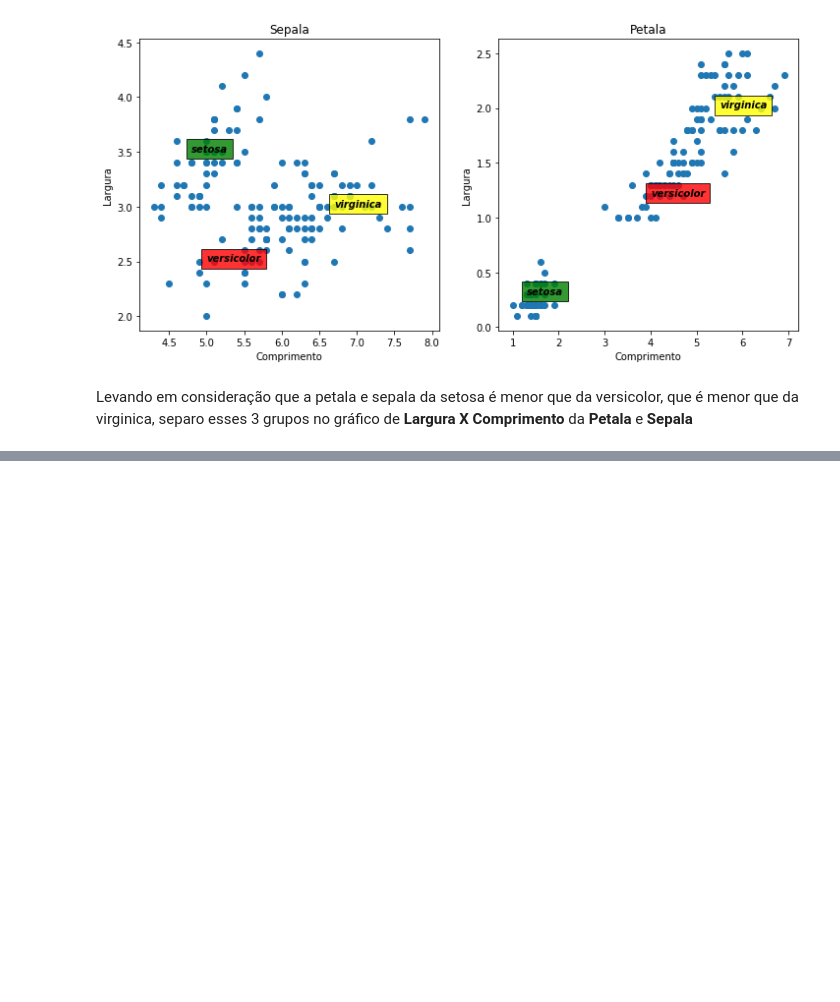
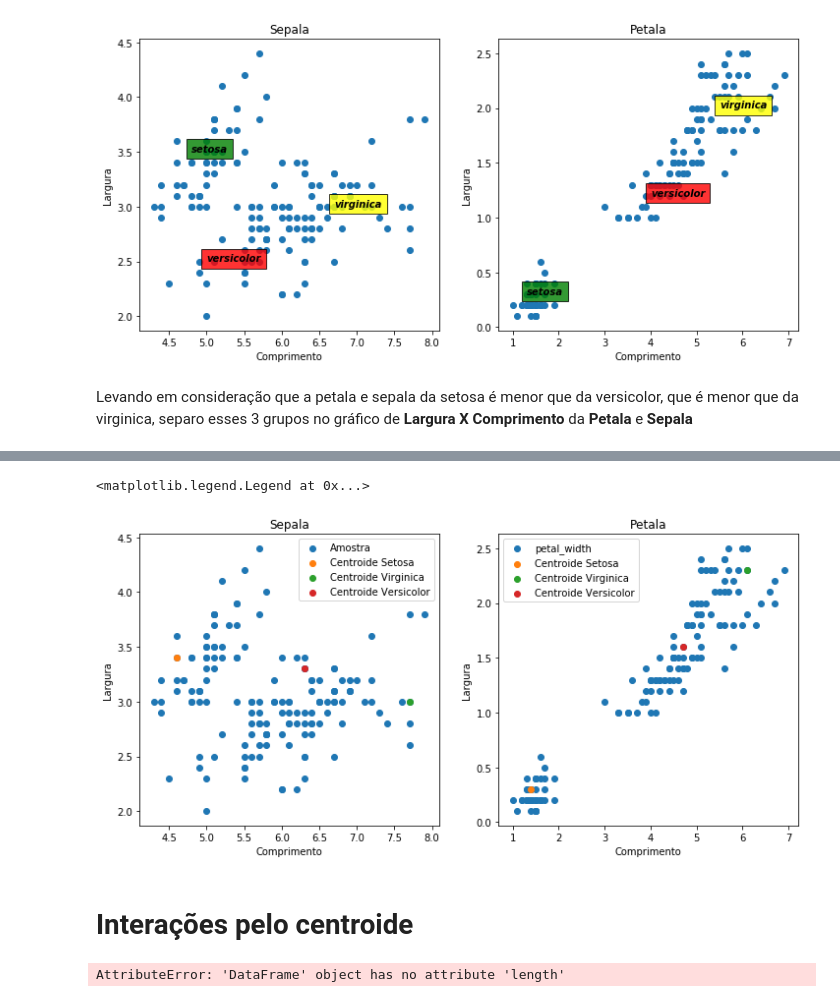
Before and after one commit to syslogg/classifier-algorithms, a Jupyter notebook: kmeans.ipynb, the cells around one changed output, grey strips where cells are left out. Cells and saved outputs as stored; diff of their text form; code cells hidden in the pictures; blank space fills up the shorter version.

```diff
--- a/kmeans.ipynb
+++ b/kmeans.ipynb
@@ -71,0 +95,36 @@ Levando em consideração que a petala e sepala da setosa é menor que da versic
+# %%
+# Escolher cada classe aleatoriamente
+fig = plt.figure(0, figsize=(12,12))
+
+ax = fig.add_subplot(2,2,1)
+ax.set_title('Sepala')
+ax.scatter(ds.sepal_length, ds.sepal_width, label='Amostra')
+
+ax.scatter(sepal_centroide_setosa[0],sepal_centroide_setosa[1], marker='o',label='Centroide Setosa') # Setosa
+ax.scatter(sepal_centroide_virginica[0],sepal_centroide_virginica[1], marker='o',label='Centroide Virginica') # Virginica
+ax.scatter(sepal_centroide_versicolor[0],sepal_centroide_versicolor[1], marker='o', label='Centroide Versicolor') # Versicolor
+
+ax.set_xlabel('Comprimento')
+ax.set_ylabel('Largura')
+ax.legend()
+
+ax2 = fig.add_subplot(2,2,2)
+ax2.set_title('Petala')
+ax2.scatter(ds.petal_length, ds.petal_width)
+ax2.set_xlabel('Comprimento')
+ax2.set_ylabel('Largura')
+
+ax2.scatter(petal_centroide_setosa[0],petal_centroide_setosa[1], marker='o',label='Centroide Setosa') # Setosa
+ax2.scatter(petal_centroide_virginica[0],petal_centroide_virginica[1], marker='o',label='Centroide Virginica') # Virginica
+ax2.scatter(petal_centroide_versicolor[0],petal_centroide_versicolor[1], marker='o', label='Centroide Versicolor') # Versicolor
+ax2.legend()
+
+
+# 4.6          3.4           1.4          0.3  - SETOSA
+# 7.7          3.0           6.1          2.3  - virginica
+# 6.3          3.3           4.7          1.6  - versicolor
+# %% [output]
+<matplotlib.legend.Legend at 0x...>
+[figure, added]
+# %% [markdown]
+# Interações pelo centroide
@@ -71,0 +134,4 @@ Levando em consideração que a petala e sepala da setosa é menor que da versic
+# %%
+ds_c['species'] = [0 for f in range(0,ds_c.length())]
+# %% [output]
+AttributeError: 'DataFrame' object has no attribute 'length'
```
Also changed, not shown: parts of 5 cells of this notebook.
